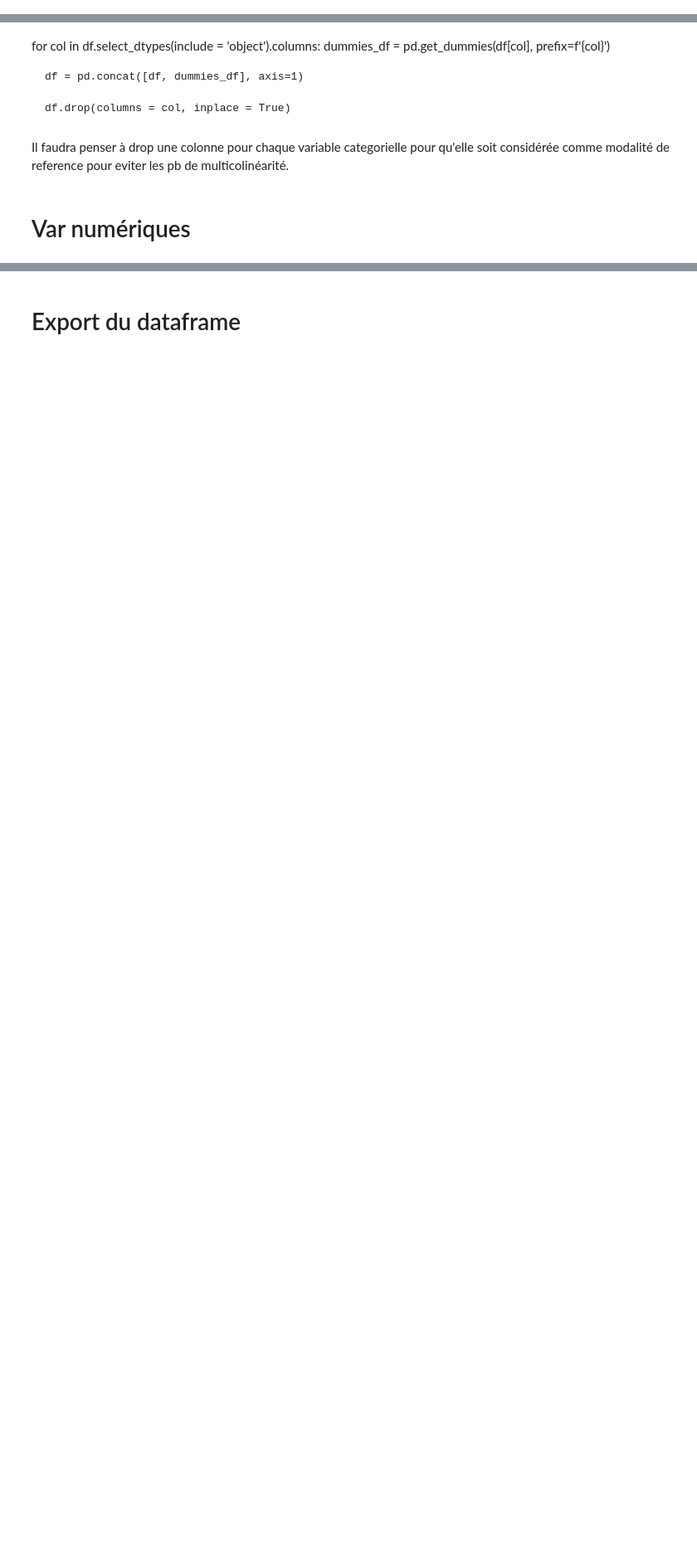
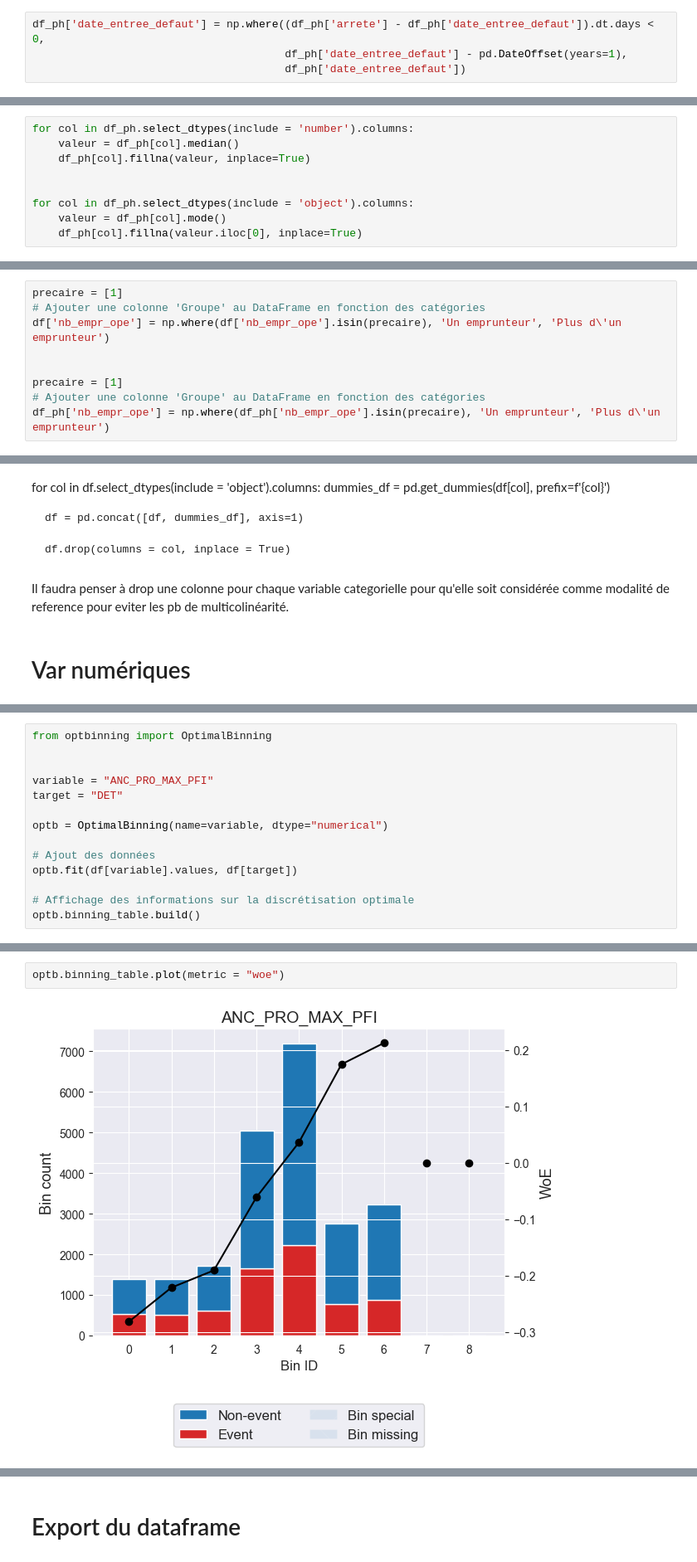
Before and after one commit to samuel-LP/Challenge-Credit-Logement, a Jupyter notebook: Notebooks/Data treatment.ipynb, the cells around one changed output, grey strips where cells are left out. Shown at 83% size. Saved outputs shown, nothing was run; the diff lists cells and outputs as text; blank space fills up the shorter version.

```diff
--- a/Notebooks/Data treatment.ipynb
+++ b/Notebooks/Data treatment.ipynb
@@ -68,3 +72,7 @@ df.shape
+# %%
+df_ph['date_entree_defaut'] = np.where((df_ph['arrete'] - df_ph['date_entree_defaut']).dt.days < 0,
+                                       df_ph['date_entree_defaut'] - pd.DateOffset(years=1),
+                                       df_ph['date_entree_defaut'])
 # %% [markdown]
 # NaNs
 # %%
@@ -83,3 +107,12 @@ df.isna().sum().sum()
+# %%
+for col in df_ph.select_dtypes(include = 'number').columns:
+    valeur = df_ph[col].median()
+    df_ph[col].fillna(valeur, inplace=True)
+
+
+for col in df_ph.select_dtypes(include = 'object').columns:
+    valeur = df_ph[col].mode()
+    df_ph[col].fillna(valeur.iloc[0], inplace=True)
 # %% [markdown]
 # Regroupement de categories
 # %% [markdown]
@@ -101,3 +150,12 @@ df.drop(columns ='CD_MTF_DFC', inplace = True)
+# %%
+precaire = [1]
+# Ajouter une colonne 'Groupe' au DataFrame en fonction des catégories
+df['nb_empr_ope'] = np.where(df['nb_empr_ope'].isin(precaire), 'Un emprunteur', 'Plus d\'un emprunteur')
+
+
+precaire = [1]
+# Ajouter une colonne 'Groupe' au DataFrame en fonction des catégories
+df_ph['nb_empr_ope'] = np.where(df_ph['nb_empr_ope'].isin(precaire), 'Un emprunteur', 'Plus d\'un emprunteur')
 # %% [markdown]
 # Gravite
 # %%
@@ -186,0 +301,14 @@ for col in df.select_dtypes(include = 'bool').columns :
+# %%
+from optbinning import OptimalBinning
+
+
+variable = "ANC_PRO_MAX_PFI"
+target = "DET"
+
+optb = OptimalBinning(name=variable, dtype="numerical")
+
+# Ajout des données
+optb.fit(df[variable].values, df[target])
+
+# Affichage des informations sur la discrétisation optimale
+optb.binning_table.build()
@@ -186,0 +347,4 @@ for col in df.select_dtypes(include = 'bool').columns :
+# %%
+optb.binning_table.plot(metric = "woe")
+# %% [output]
+[figure, added]
```
Also changed, not shown: parts of 34 cells of this notebook.
